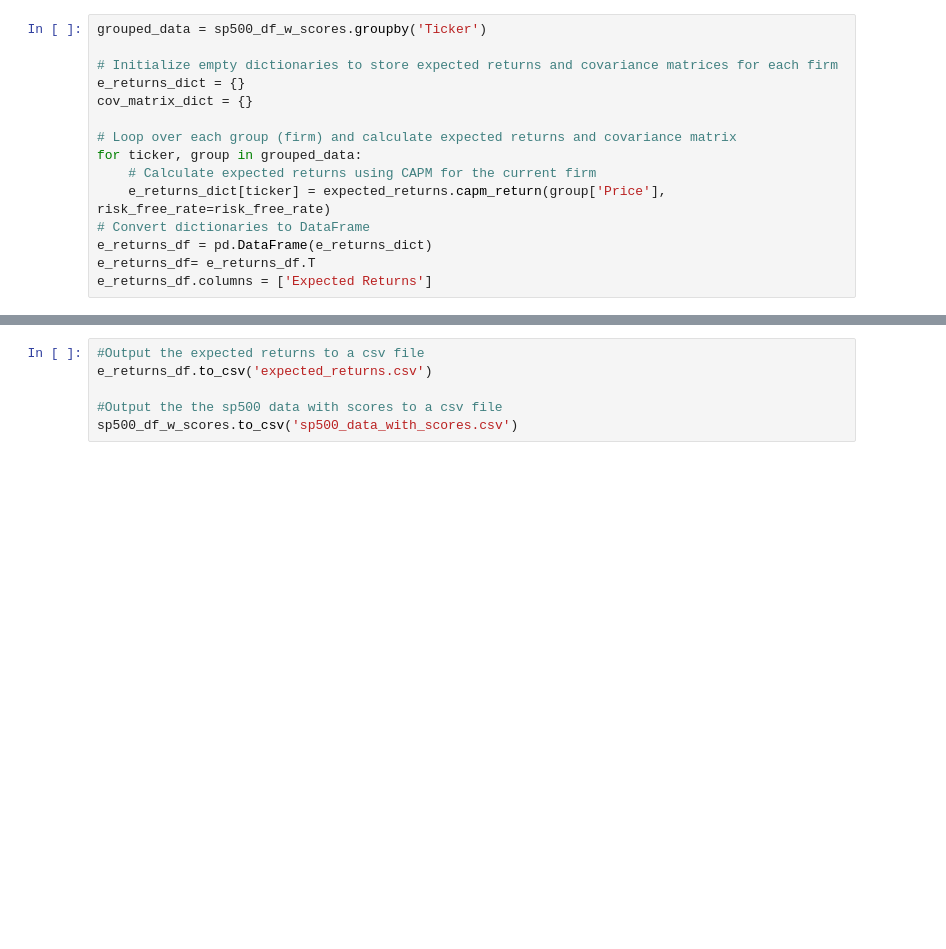
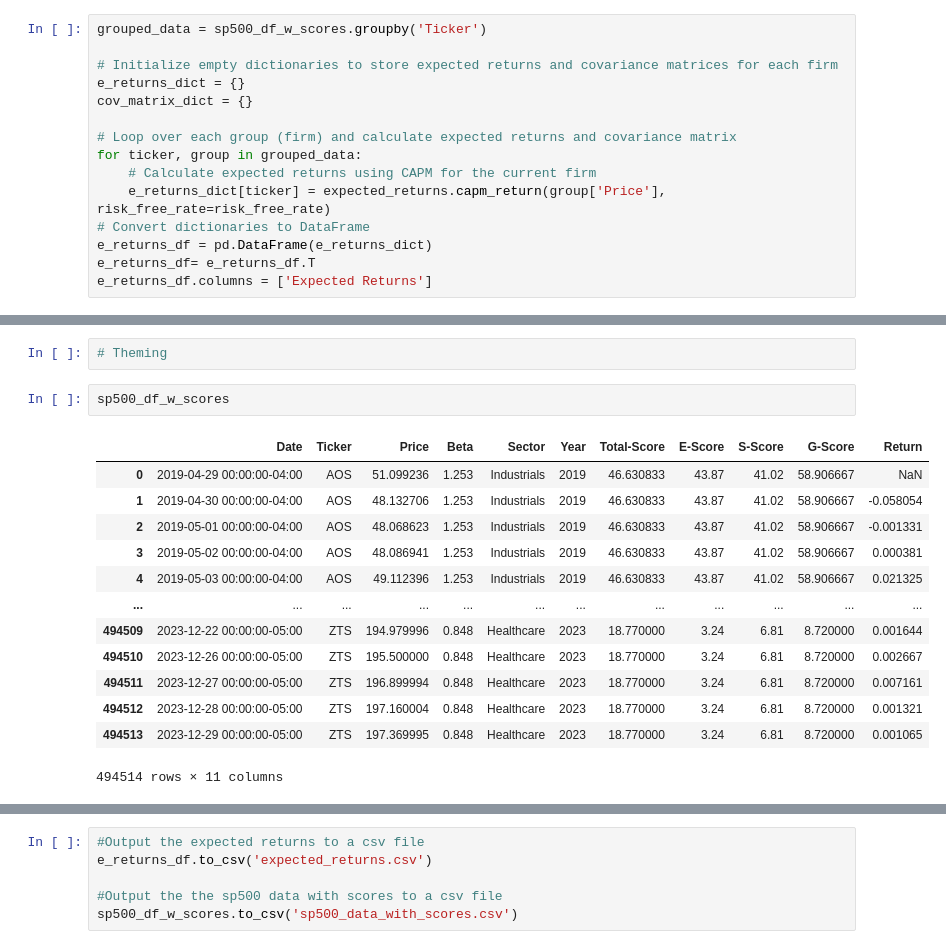
Before and after one commit to NickJS1231/Final-Project, a Jupyter notebook: Get_data - Copy.ipynb, the cells around one changed output, grey strips where cells are left out. Saved outputs shown, nothing was run; the diff lists cells and outputs as text; blank space fills up the shorter version.

```diff
--- a/Get_data - Copy.ipynb
+++ b/Get_data - Copy.ipynb
@@ -254,0 +274,18 @@ def subset_by_year(df, year):
+# %%
+# Theming
+# %%
+sp500_df_w_scores
+# %% [output]
+|  | Date | Ticker | Price | Beta | Sector | Year | Total-Score | E-Score | S-Score | G-Score | Return |
+| 0 | 2019-04-29 00:00:00-04:00 | AOS | 51.099236 | 1.253 | Industrials | 2019 | 46.630833 | 43.87 | 41.02 | 58.906667 | NaN |
+| 1 | 2019-04-30 00:00:00-04:00 | AOS | 48.132706 | 1.253 | Industrials | 2019 | 46.630833 | 43.87 | 41.02 | 58.906667 | -0.058054 |
+| 2 | 2019-05-01 00:00:00-04:00 | AOS | 48.068623 | 1.253 | Industrials | 2019 | 46.630833 | 43.87 | 41.02 | 58.906667 | -0.001331 |
+| 3 | 2019-05-02 00:00:00-04:00 | AOS | 48.086941 | 1.253 | Industrials | 2019 | 46.630833 | 43.87 | 41.02 | 58.906667 | 0.000381 |
+| 4 | 2019-05-03 00:00:00-04:00 | AOS | 49.112396 | 1.253 | Industrials | 2019 | 46.630833 | 43.87 | 41.02 | 58.906667 | 0.021325 |
+| ... | ... | ... | ... | ... | ... | ... | ... | ... | ... | ... | ... |
+| 494509 | 2023-12-22 00:00:00-05:00 | ZTS | 194.979996 | 0.848 | Healthcare | 2023 | 18.770000 | 3.24 | 6.81 | 8.720000 | 0.001644 |
+| 494510 | 2023-12-26 00:00:00-05:00 | ZTS | 195.500000 | 0.848 | Healthcare | 2023 | 18.770000 | 3.24 | 6.81 | 8.720000 | 0.002667 |
+| 494511 | 2023-12-27 00:00:00-05:00 | ZTS | 196.899994 | 0.848 | Healthcare | 2023 | 18.770000 | 3.24 | 6.81 | 8.720000 | 0.007161 |
+| 494512 | 2023-12-28 00:00:00-05:00 | ZTS | 197.160004 | 0.848 | Healthcare | 2023 | 18.770000 | 3.24 | 6.81 | 8.720000 | 0.001321 |
+| 494513 | 2023-12-29 00:00:00-05:00 | ZTS | 197.369995 | 0.848 | Healthcare | 2023 | 18.770000 | 3.24 | 6.81 | 8.720000 | 0.001065 |
+494514 rows × 11 columns
```
Also changed, not shown: parts of 11 cells of this notebook, 3 other files.
